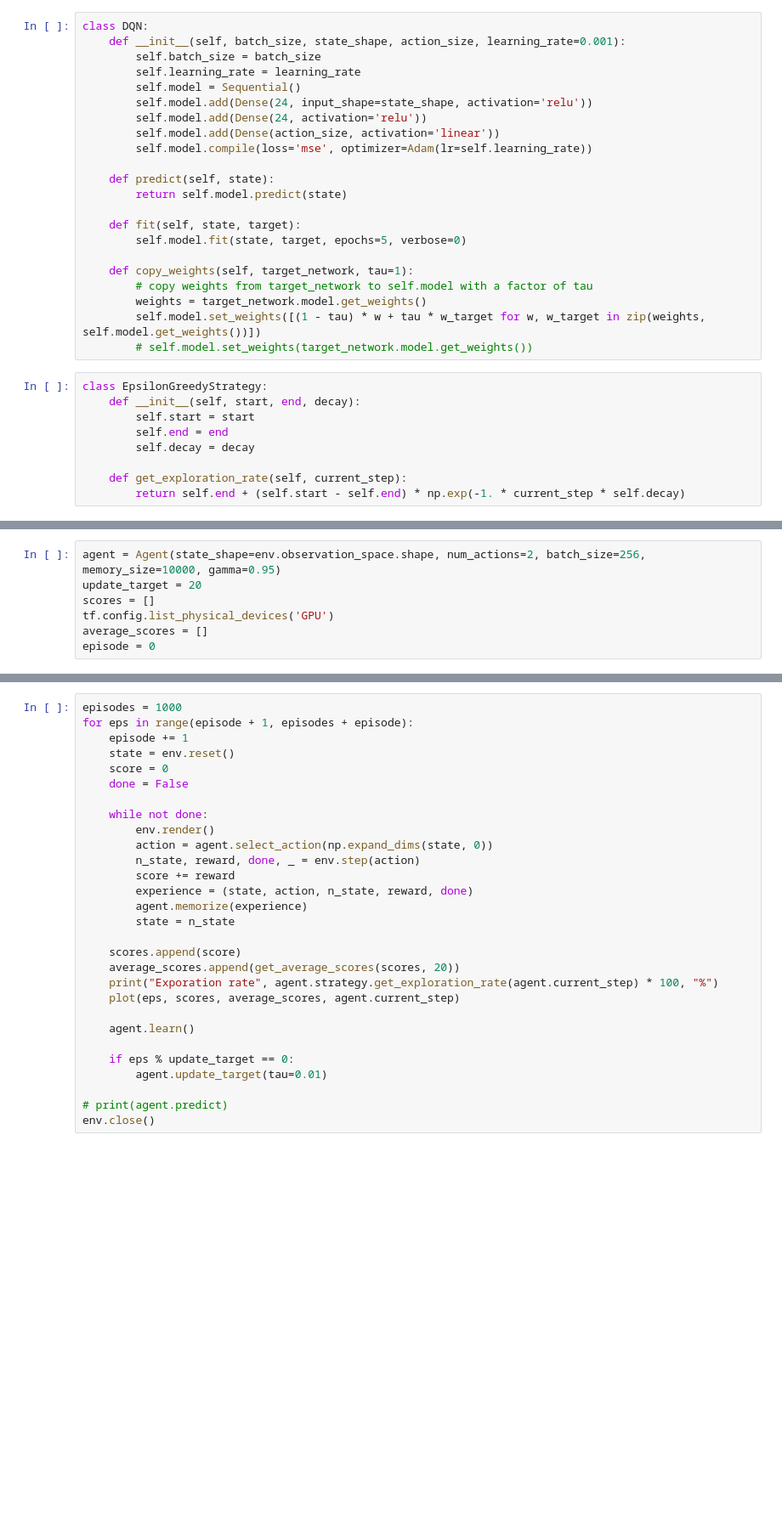
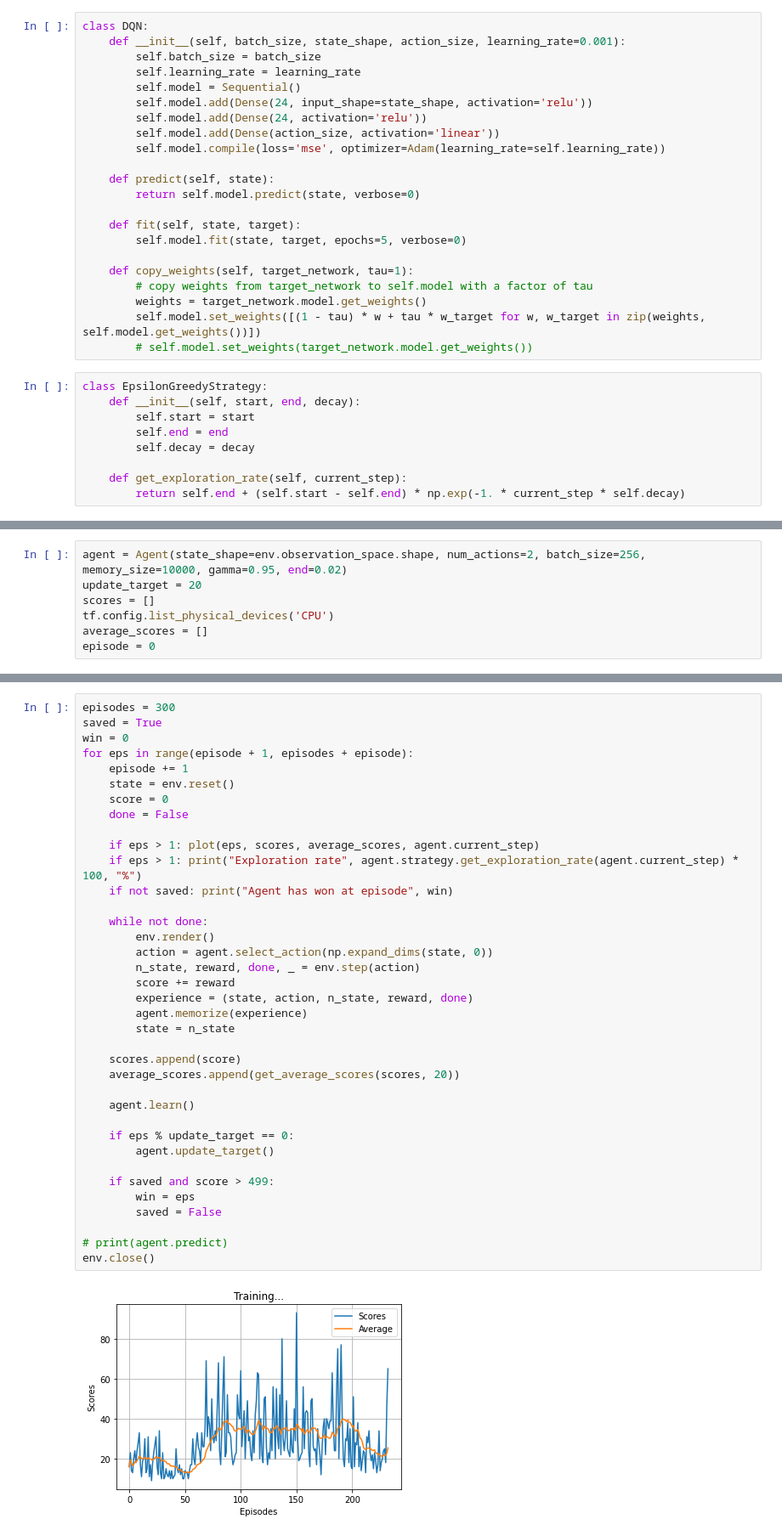
Before and after one commit to quntran/reinforcement_learning, a Jupyter notebook: ddqn.ipynb, the cells around one changed output, grey strips where cells are left out. Shown at 85% size. Saved outputs shown, nothing was run; the diff lists cells and outputs as text; blank space fills up the shorter version.

```diff
--- a/ddqn.ipynb
+++ b/ddqn.ipynb
@@ -88,10 +89,10 @@ class DQN:
         self.model.add(Dense(24, input_shape=state_shape, activation='relu'))
         self.model.add(Dense(24, activation='relu'))
         self.model.add(Dense(action_size, activation='linear'))
-        self.model.compile(loss='mse', optimizer=Adam(lr=self.learning_rate))
+        self.model.compile(loss='mse', optimizer=Adam(learning_rate=self.learning_rate))
 
     def predict(self, state):
-        return self.model.predict(state)
+        return self.model.predict(state, verbose=0)
 
     def fit(self, state, target):
         self.model.fit(state, target, epochs=5, verbose=0)
@@ -164,9 +166,9 @@ class Agent:
         self.policy_network.model.load_weights(filename)
         self.update_target()
 # %%
-agent = Agent(state_shape=env.observation_space.shape, num_actions=2, batch_size=256, memory_size=10000, gamma=0.95)
+agent = Agent(state_shape=env.observation_space.shape, num_actions=2, batch_size=256, memory_size=10000, gamma=0.95, end=0.02)
 update_target = 20
 scores = []
-tf.config.list_physical_devices('GPU')
+tf.config.list_physical_devices('CPU')
 average_scores = []
 episode = 0
@@ -173,29 +178,39 @@ episode = 0
 # %%
-episodes = 1000
+episodes = 300
+saved = True
+win = 0
 for eps in range(episode + 1, episodes + episode):
     episode += 1
     state = env.reset()
     score = 0
     done = False
+
+    if eps > 1: plot(eps, scores, average_scores, agent.current_step)
+    if eps > 1: print("Exploration rate", agent.strategy.get_exploration_rate(agent.current_step) * 100, "%")
+    if not saved: print("Agent has won at episode", win)
 
     while not done:
         env.render()
         action = agent.select_action(np.expand_dims(state, 0))
         n_state, reward, done, _ = env.step(action)
         score += reward
         experience = (state, action, n_state, reward, done)
         agent.memorize(experience)
         state = n_state
 
     scores.append(score)
     average_scores.append(get_average_scores(scores, 20))
-    print("Exporation rate", agent.strategy.get_exploration_rate(agent.current_step) * 100, "%")
-    plot(eps, scores, average_scores, agent.current_step)
 
     agent.learn()
 
     if eps % update_target == 0:
-        agent.update_target(tau=0.01)
+        agent.update_target()
+
+    if saved and score > 499:
+        win = eps
+        saved = False
 
 # print(agent.predict)
 env.close()
+# %% [output]
+[figure, added]
```
Also changed, not shown: parts of 6 cells of this notebook, 1 other file.
